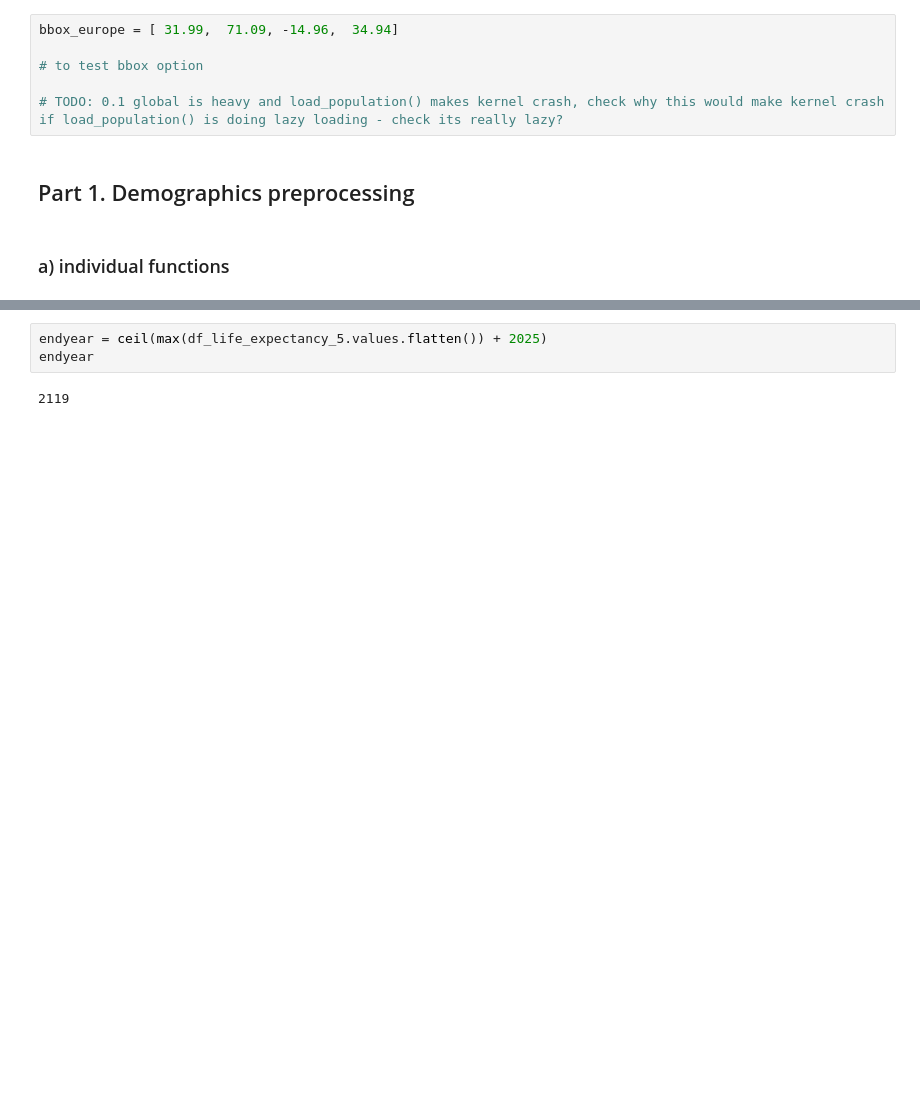
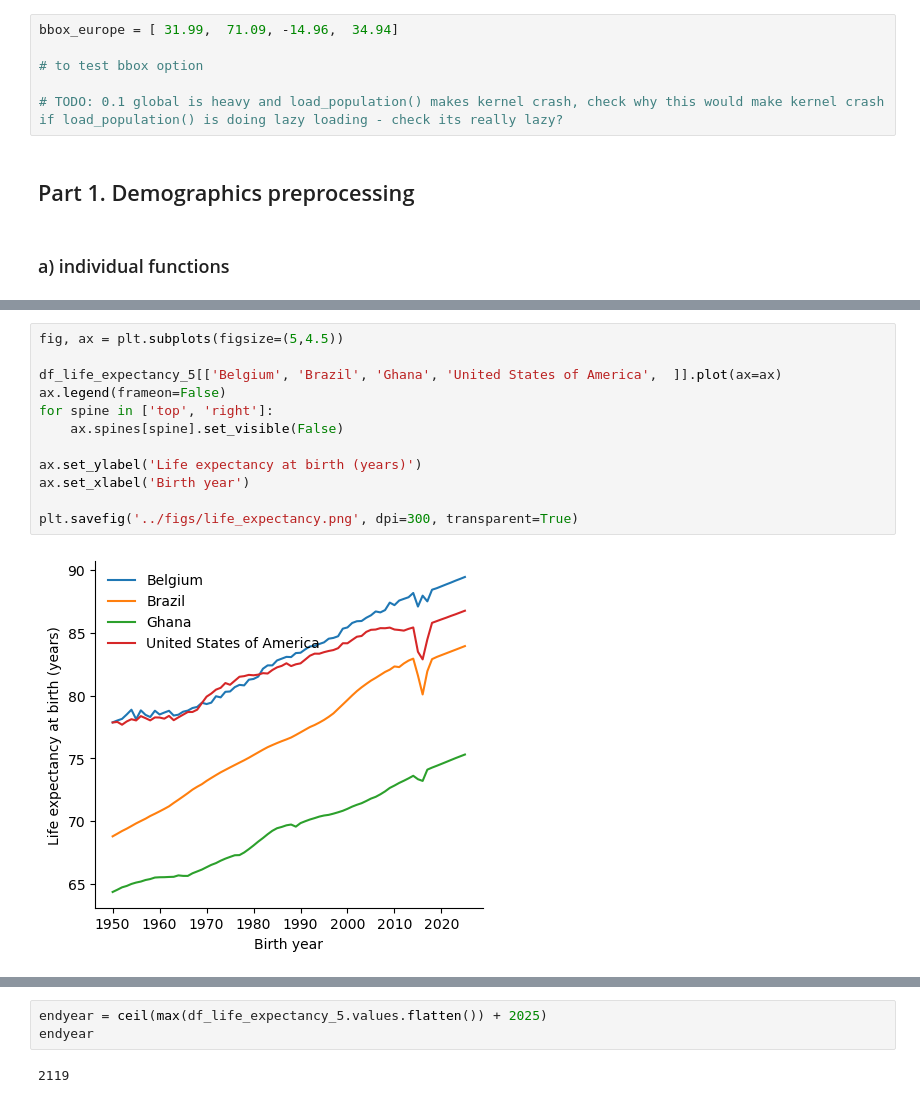
Before and after one commit to rosapietroiusti/dem4cli, a Jupyter notebook: notebooks/dem4cli-demo-v2-part1.ipynb, the cells around one changed output, grey strips where cells are left out. Cells and saved outputs as stored; diff of their text form; blank space fills up the shorter version.

```diff
--- a/notebooks/dem4cli-demo-v2-part1.ipynb
+++ b/notebooks/dem4cli-demo-v2-part1.ipynb
@@ -130 +130,15 @@ load_unwpp_lifeexpectancy took 22.67 s
 get_life_expectancies took 0.00 s
+# %%
+fig, ax = plt.subplots(figsize=(5,4.5))
+
+df_life_expectancy_5[['Belgium', 'Brazil', 'Ghana', 'United States of America',  ]].plot(ax=ax)
+ax.legend(frameon=False)
+for spine in ['top', 'right']:
+    ax.spines[spine].set_visible(False)
+
+ax.set_ylabel('Life expectancy at birth (years)')
+ax.set_xlabel('Birth year')
+
+plt.savefig('../figs/life_expectancy.png', dpi=300, transparent=True)
+# %% [output]
+[figure, added]
```
Also changed, not shown: parts of 16 cells of this notebook, 3 other files.
